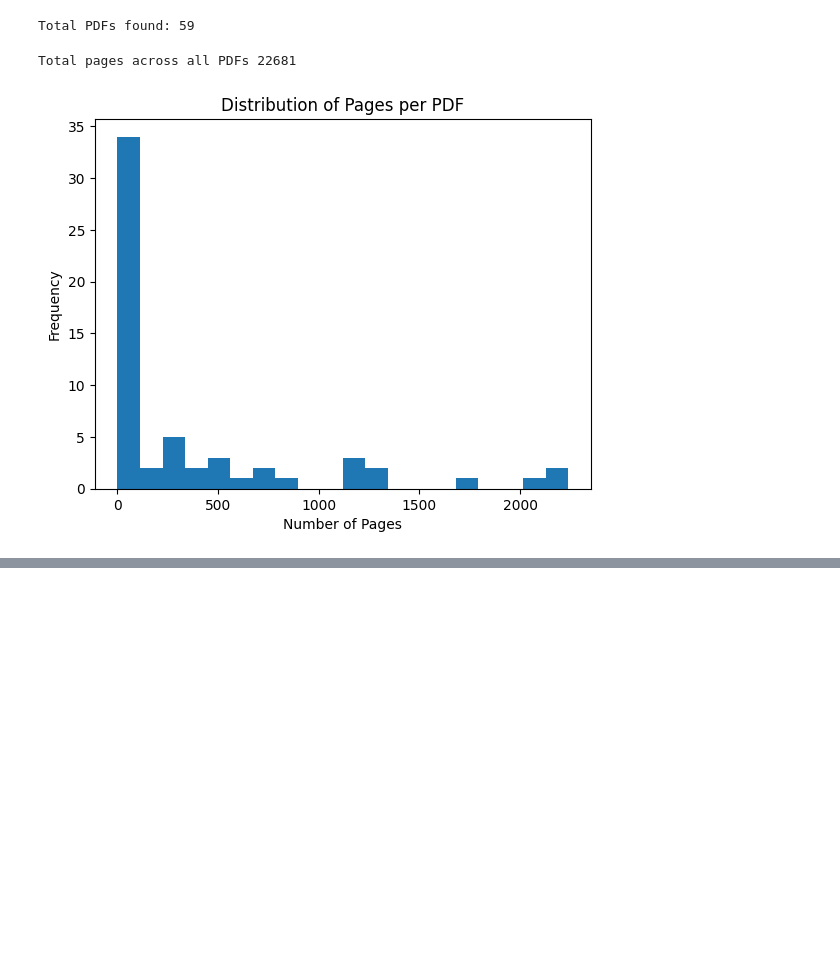
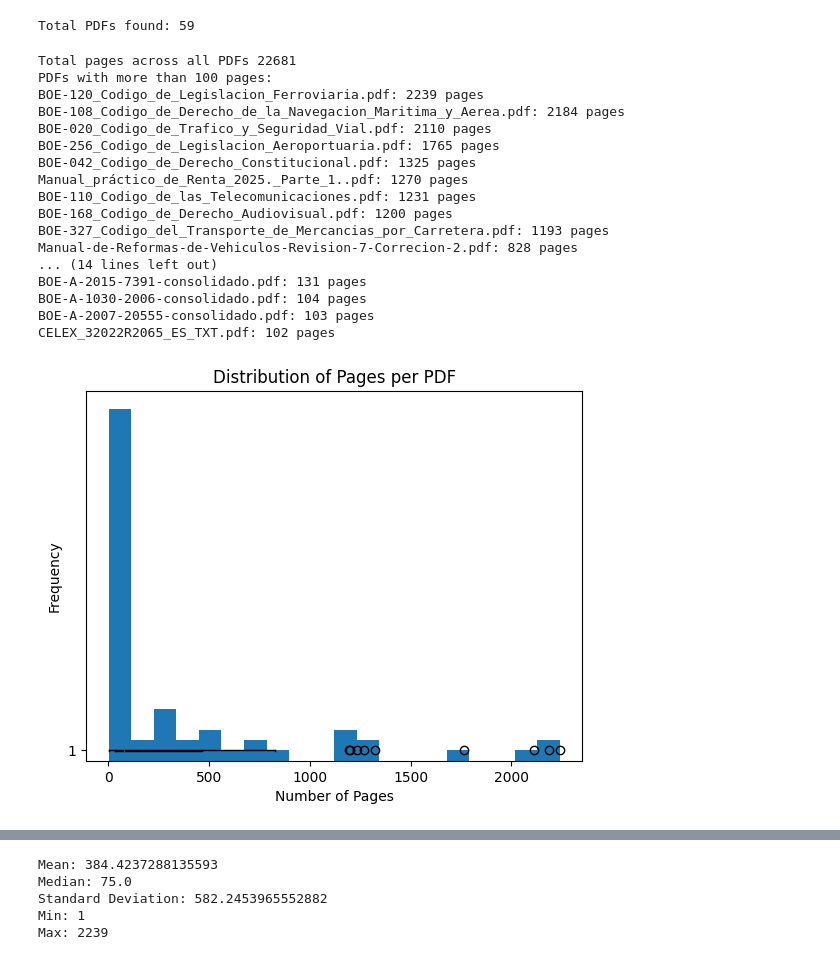
Before and after one commit to AingeruBeOr/legal-rag-comparison, a Jupyter notebook: eda.ipynb, the cells around one changed output, grey strips where cells are left out. Drawn from its saved outputs; the diff is of its cells as text; code cells hidden in the pictures; blank space fills up the shorter version.

```diff
--- a/eda.ipynb
+++ b/eda.ipynb
@@ -14,26 +14,64 @@ Total PDFs found: 59
 # %%
 import matplotlib.pyplot as plt
 
 # distribution of pages per PDF
-pages_per_pdf = []
+pages_per_pdf = {}
 for filename in os.listdir(path_to_data):
     if filename.endswith('.pdf'):
         pdf_path = os.path.join(path_to_data, filename)
         try:
             with open(pdf_path, 'rb') as f:
                 reader = pypdf.PdfReader(f)
-                pages_per_pdf.append(len(reader.pages))
+                pages_per_pdf[filename] = len(reader.pages)
         except Exception as e:
             print(f"Error reading {filename}: {e}")
 
-print("Total pages across all PDFs", sum(pages_per_pdf))
+print("Total pages across all PDFs", sum(pages_per_pdf.values()))
+
+# PDFs with more than 100 pages ordered by number of pages
+long_pdfs = {k: v for k, v in pages_per_pdf.items() if v > 100}
+long_pdfs = dict(sorted(long_pdfs.items(), key=lambda item: item[1], reverse=True))
+print("PDFs with more than 100 pages:")
+for filename, num_pages in long_pdfs.items():
+    print(f"{filename}: {num_pages} pages")
 
 # plot distribution
-plt.hist(pages_per_pdf, bins=20)
+plt.hist(pages_per_pdf.values(), bins=20)
 plt.title('Distribution of Pages per PDF')
 plt.xlabel('Number of Pages')
 plt.ylabel('Frequency')
 plt.show()
+
+# boxplot
+plt.boxplot(pages_per_pdf.values(), vert=False)
+plt.title('Boxplot of Pages per PDF')
+plt.xlabel('Number of Pages')
+plt.show()
+
+# describe statistics
+import numpy as np
+pages_array = np.array(list(pages_per_pdf.values()))
+print(f"Mean: {np.mean(pages_array)}")
+print(f"Median: {np.median(pages_array)}")
+print(f"Standard Deviation: {np.std(pages_array)}")
+print(f"Min: {np.min(pages_array)}")
+print(f"Max: {np.max(pages_array)}")
 # %% [output]
 Total pages across all PDFs 22681
+PDFs with more than 100 pages:
+BOE-120_Codigo_de_Legislacion_Ferroviaria.pdf: 2239 pages
+BOE-108_Codigo_de_Derecho_de_la_Navegacion_Maritima_y_Aerea.pdf: 2184 pages
+BOE-020_Codigo_de_Trafico_y_Seguridad_Vial.pdf: 2110 pages
+BOE-256_Codigo_de_Legislacion_Aeroportuaria.pdf: 1765 pages
+BOE-042_Codigo_de_Derecho_Constitucional.pdf: 1325 pages
+Manual_práctico_de_Renta_2025._Parte_1..pdf: 1270 pages
+BOE-110_Codigo_de_las_Telecomunicaciones.pdf: 1231 pages
+BOE-168_Codigo_de_Derecho_Audiovisual.pdf: 1200 pages
+BOE-327_Codigo_del_Transporte_de_Mercancias_por_Carretera.pdf: 1193 pages
+Manual-de-Reformas-de-Vehiculos-Revision-7-Correcion-2.pdf: 828 pages
+... (14 lines left out)
+BOE-A-2015-7391-consolidado.pdf: 131 pages
+BOE-A-1030-2006-consolidado.pdf: 104 pages
+BOE-A-2007-20555-consolidado.pdf: 103 pages
+CELEX_32022R2065_ES_TXT.pdf: 102 pages
-[figure, old version]
+[figure, new version]
@@ -39,0 +79,5 @@ Total pages across all PDFs 22681
+Mean: 384.4237288135593
+Median: 75.0
+Standard Deviation: 582.2453965552882
+Min: 1
+Max: 2239
```
Also changed, not shown: parts of 2 cells of this notebook, 1 other file.
